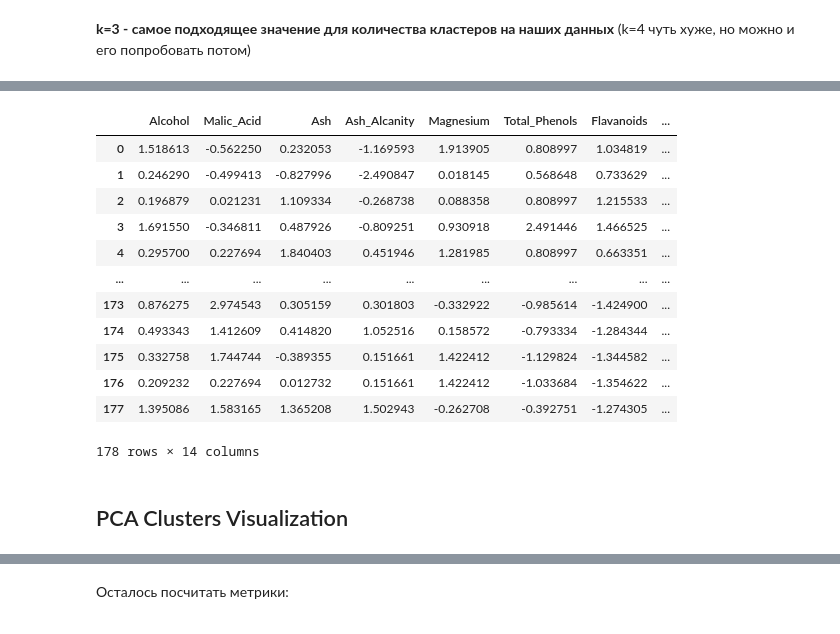
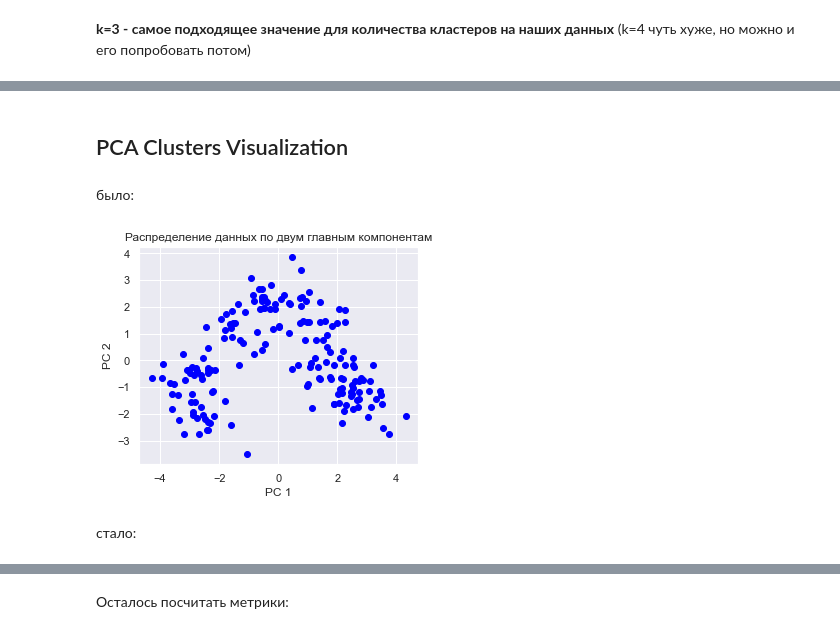
Before and after one commit to nstsj/ML_for_NLP, a Jupyter notebook: 6_clustering/dimred+clustering.ipynb, the cells around one changed output, grey strips where cells are left out. Saved outputs shown, nothing was run; the diff lists cells and outputs as text; code cells hidden in the pictures.

```diff
--- a/6_clustering/dimred+clustering.ipynb
+++ b/6_clustering/dimred+clustering.ipynb
@@ -290,22 +397,27 @@ array([1, 1, 1, 1, 1, 1, 1, 1, 1, 1, 1, 1, 1, 1, 1, 1, 1, 1, 1, 1, 1, 1,
 # %%
-#  добавим информацию о кластерах в датафрейм
+# #  добавим информацию о кластерах в датафрейм
 data_scaled['Cluster']=kmeans_labels
 
-data_scaled
+pca_2_df = pd.DataFrame(pca_2_result)
+pca_2_df['Cluster']=kmeans_labels
+
+# data_scaled
+# pca_2_df.shape
-# %% [output]
-|  | Alcohol | Malic_Acid | Ash | Ash_Alcanity | Magnesium | Total_Phenols | Flavanoids | ... |
-| 0 | 1.518613 | -0.562250 | 0.232053 | -1.169593 | 1.913905 | 0.808997 | 1.034819 | ... |
-| 1 | 0.246290 | -0.499413 | -0.827996 | -2.490847 | 0.018145 | 0.568648 | 0.733629 | ... |
-| 2 | 0.196879 | 0.021231 | 1.109334 | -0.268738 | 0.088358 | 0.808997 | 1.215533 | ... |
-| 3 | 1.691550 | -0.346811 | 0.487926 | -0.809251 | 0.930918 | 2.491446 | 1.466525 | ... |
-| 4 | 0.295700 | 0.227694 | 1.840403 | 0.451946 | 1.281985 | 0.808997 | 0.663351 | ... |
-| ... | ... | ... | ... | ... | ... | ... | ... | ... |
-| 173 | 0.876275 | 2.974543 | 0.305159 | 0.301803 | -0.332922 | -0.985614 | -1.424900 | ... |
-| 174 | 0.493343 | 1.412609 | 0.414820 | 1.052516 | 0.158572 | -0.793334 | -1.284344 | ... |
-| 175 | 0.332758 | 1.744744 | -0.389355 | 0.151661 | 1.422412 | -1.129824 | -1.344582 | ... |
-| 176 | 0.209232 | 0.227694 | 0.012732 | 0.151661 | 1.422412 | -1.033684 | -1.354622 | ... |
-| 177 | 1.395086 | 1.583165 | 1.365208 | 1.502943 | -0.262708 | -0.392751 | -1.274305 | ... |
-178 rows × 14 columns
 # %% [markdown]
 ## PCA Clusters Visualization
+# %% [markdown]
+было:
+# %%
+sns.set(rc={'figure.figsize':(5,4)},font_scale=1)
+
+plt.scatter(x=pca_2_result[:, 0], y=pca_2_result[:, 1], color='blue') # 0 и 1 - индексы колонок
+plt.xlabel('PC 1')
+plt.ylabel('PC 2')
+
+plt.title('Распределение данных по двум главным компонентам')
+plt.show()
+# %% [output]
+[figure, added]
+# %% [markdown]
+стало:
 # %%
```
Also changed, not shown: parts of 60 cells of this notebook, 3 other files.
